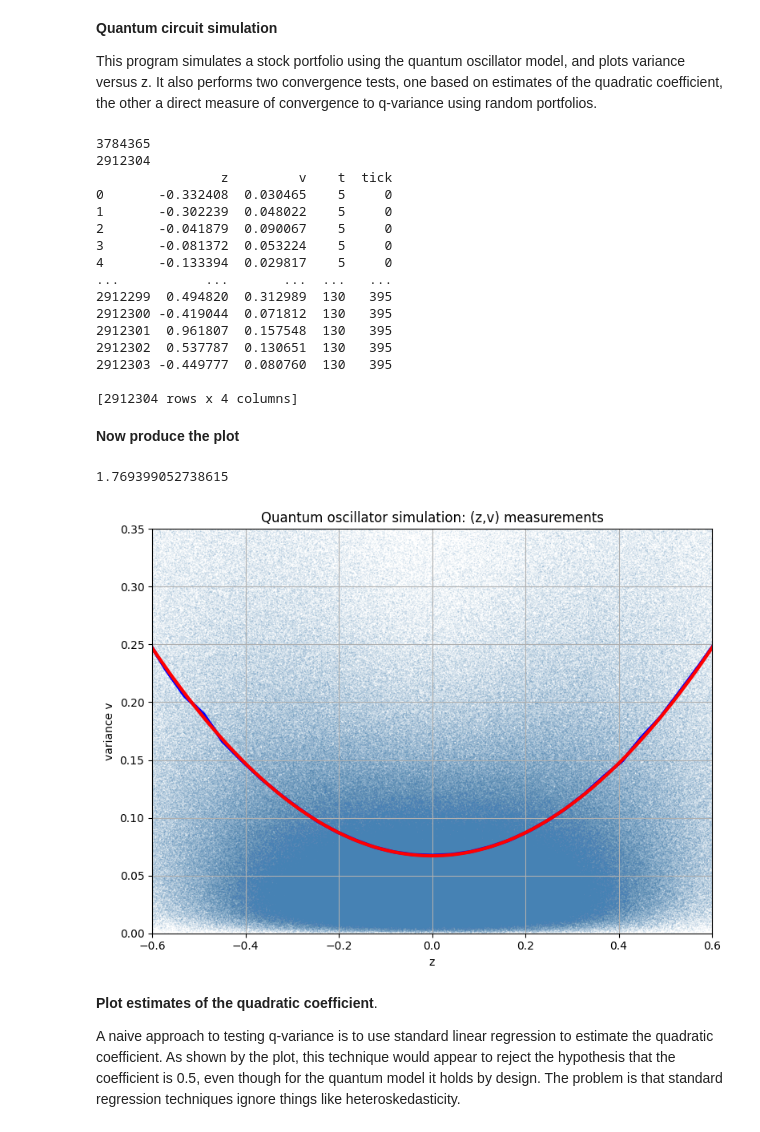
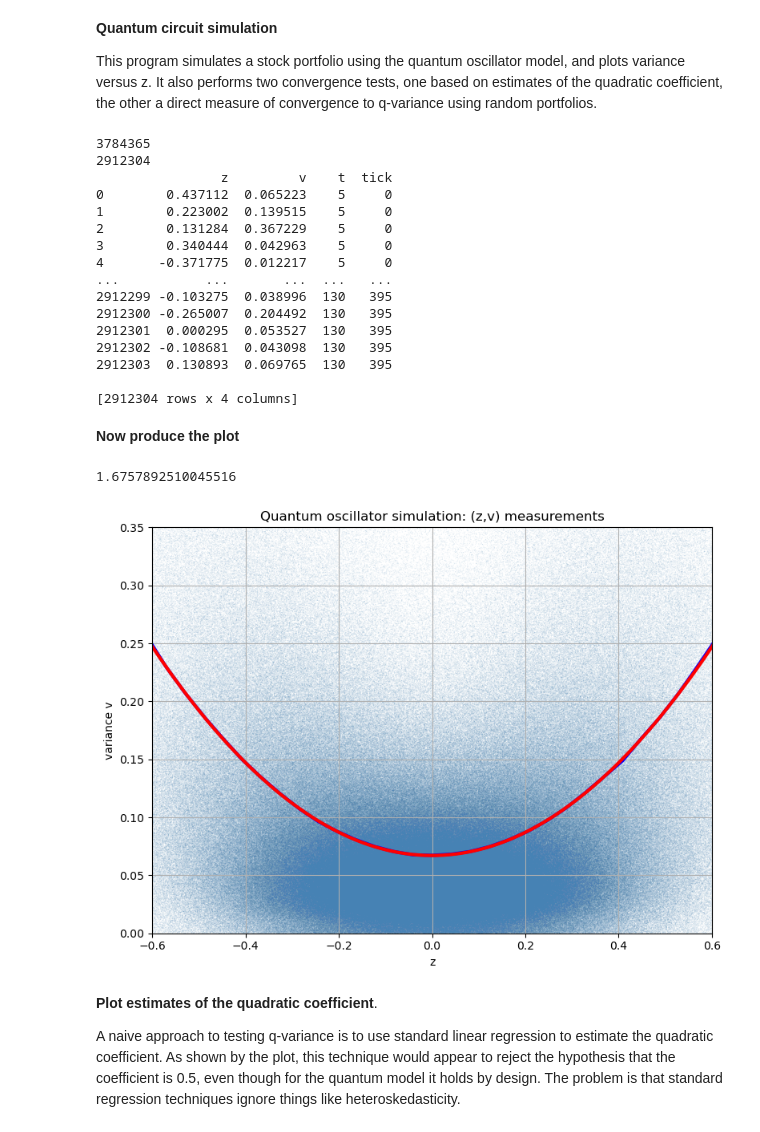
Before and after one commit to q-variance/challenge, a Jupyter notebook: notebooks/QuantumCircuitSim.ipynb, the cells around one changed output. Drawn from its saved outputs; the diff is of its cells as text; code cells hidden in the pictures.

```diff
--- a/notebooks/QuantumCircuitSim.ipynb
+++ b/notebooks/QuantumCircuitSim.ipynb
@@ -14,11 +14,11 @@ from math import factorial
 # Parameters
 # -----------------------------------------
 
+N = 50              # oscillator Hilbert dimension
 sigma = 0.259          # long-run volatility
-s_log = 0.7            # SD(log Sigma^2)
+s_log = 0.5  #0.7            # SD(log Sigma^2)  0.5 gives good match to long-term CV
+eta = 0.5 # 1  # eta<1 reduces degrees of freedom in variance measurement over period due to fat tails and correlations
 
 lam = 0.5           # Poisson parameter
 
 #n_days_vec = np.round(np.random.uniform(4902, 15864, 401)).astype(int)  # varies over same range as SP500 data
-#n_tick = 100  # max 100 for Jupyter
-
@@ -52,8 +52,8 @@ z_samples = []
 v_samples = []
 
 # function to add measurement noise
-def compute_measured_variance(actual_variance, t_period):
-    degrees_of_freedom = t_period - 1
+def compute_measured_variance(actual_variance, t_period, eta):
+    degrees_of_freedom = eta*(t_period - 1)  # degrees of freedom are reduced by fat tails and correlations
     chi2_sample = np.random.chisquare(df=degrees_of_freedom)
     measured_variance = (actual_variance / degrees_of_freedom) * chi2_sample
     return measured_variance
@@ -108,7 +108,6 @@ for i in range(samples):
         )
     )
 
-
     # displacement parameter uses long-run sigma
     alpha = z/(np.sqrt(2)*sigma)
 
@@ -117,11 +116,10 @@ for i in range(samples):
 
     n2 = np.random.poisson(lam_z)
 
-
     # inferred variance
     v = Sigma2*(1+n2)
 
-    vm = compute_measured_variance(v, T[i])   # measured variance has error due to finite period
+    vm = compute_measured_variance(v, T[i], eta)   # measured variance has error due to finite period modulated by eta
 
     z_samples.append(z)
     v_samples.append(vm)
@@ -138,17 +136,17 @@ print(df)
 3784365
 2912304
                 z         v    t  tick
-0       -0.332408  0.030465    5     0
-1       -0.302239  0.048022    5     0
-2       -0.041879  0.090067    5     0
-3       -0.081372  0.053224    5     0
-4       -0.133394  0.029817    5     0
+0        0.437112  0.065223    5     0
+1        0.223002  0.139515    5     0
+2        0.131284  0.367229    5     0
+3        0.340444  0.042963    5     0
+4       -0.371775  0.012217    5     0
 ...           ...       ...  ...   ...
-2912299  0.494820  0.312989  130   395
-2912300 -0.419044  0.071812  130   395
-2912301  0.961807  0.157548  130   395
-2912302  0.537787  0.130651  130   395
-2912303 -0.449777  0.080760  130   395
+2912299 -0.103275  0.038996  130   395
+2912300 -0.265007  0.204492  130   395
+2912301  0.000295  0.053527  130   395
+2912302 -0.108681  0.043098  130   395
+2912303  0.130893  0.069765  130   395
 
 [2912304 rows x 4 columns]
 # %% [markdown]
@@ -164,7 +162,7 @@ plt.scatter(
     z_samples,
     v_samples,
     c="steelblue",
-    s=1,
+    s=0.6,
     alpha=0.1,
     edgecolor="none"
 )
@@ -206,35 +204,35 @@ plt.plot(
 )
 
 
 # q-variance prediction
 
 z_grid = np.linspace(-1,1,300)
 
 plt.plot(
     z_grid,
     sigma**2+z_grid**2/2,
     linewidth=3,
     c = "red",
     label=r"$E[v|z]=\sigma^2+z^2/2$"
 )
 
 plt.xlim(-0.6,0.6)
 plt.ylim(0,0.35)
 plt.xlabel("z")
 plt.ylabel("variance v")
 
 plt.title(
     "Quantum oscillator simulation: (z,v) measurements"
 )
 
 #plt.legend()
 plt.grid(True)
 plt.tight_layout()
 
 print(np.std(v_samples)/np.mean(v_samples))
 # %% [output]
-1.769399052738615
+1.6757892510045516
-[figure, old version]
+[figure, new version]
 # %% [markdown]
 **Plot estimates of the quadratic coefficient**.
 
```
Also changed, not shown: parts of 6 cells of this notebook.
